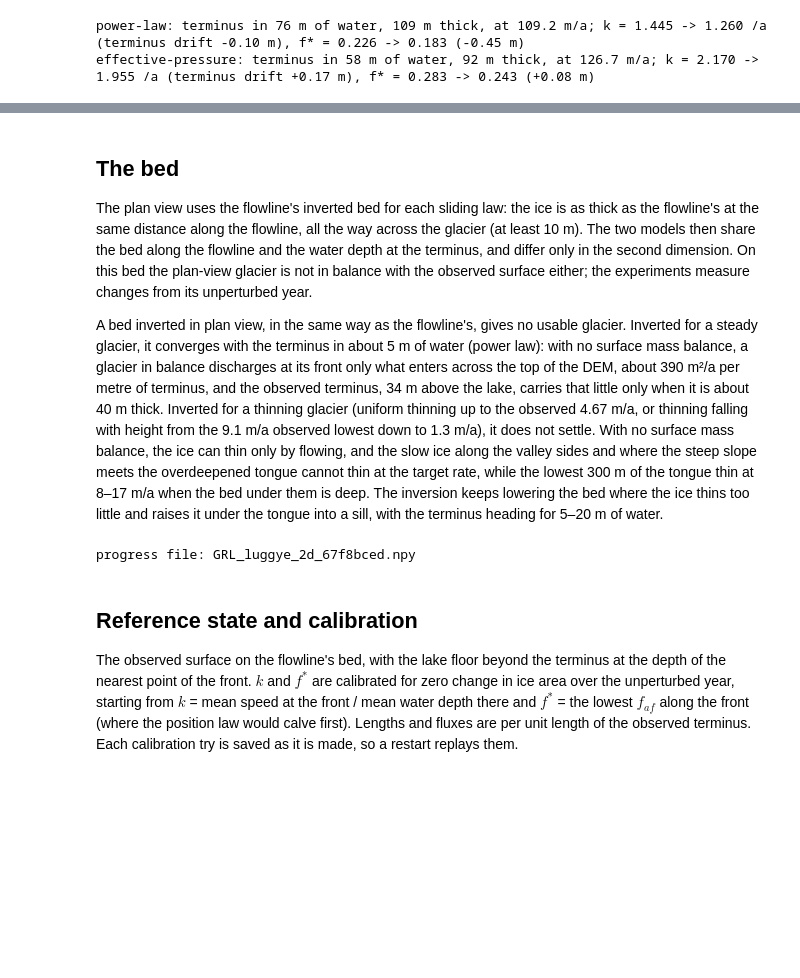
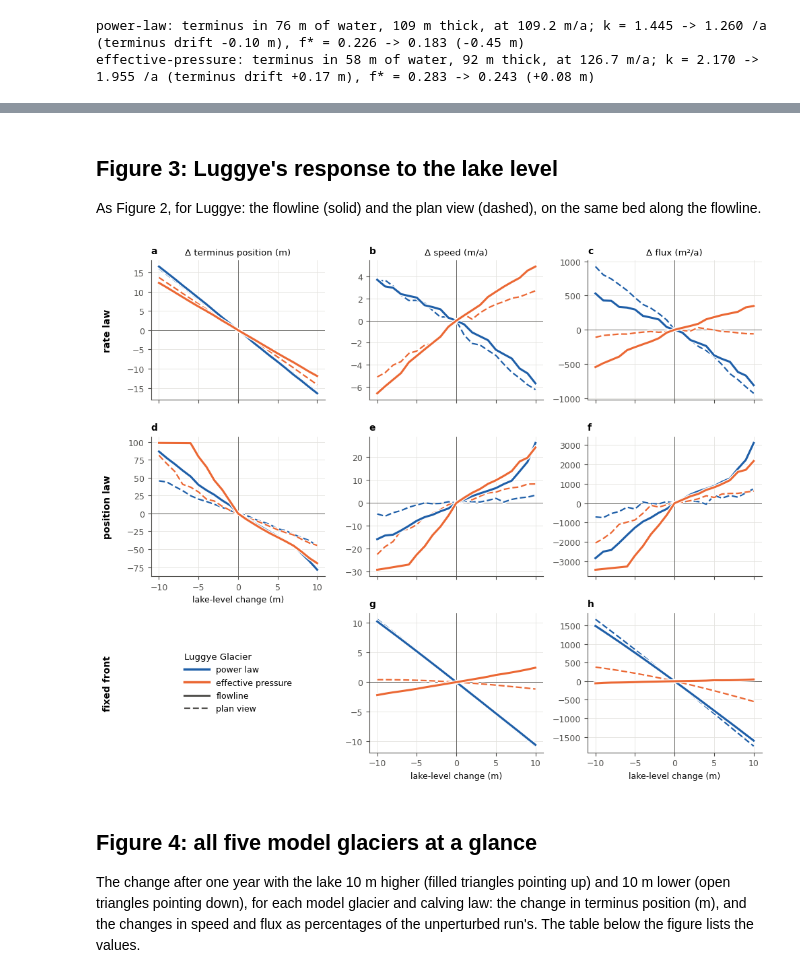
Before and after one commit to chrismiele/glimmer, a Jupyter notebook: issm/lake_terminating_ISSM_JGR_run.ipynb, the cells around one changed output, grey strips where cells are left out. Cells and saved outputs as stored; diff of their text form; code cells hidden in the pictures; blank space fills up the shorter version.

```diff
--- a/issm/lake_terminating_ISSM_JGR_run.ipynb
+++ b/issm/lake_terminating_ISSM_JGR_run.ipynb
@@ -745,7 +660,7 @@ for sliding_law in sliding_laws:
         np.save(save_file_L, saved_L)
 
     c = saved_L[('calibration', sliding_law)]
-    references[sliding_law] = {'bed': bed, 'H': H, 'md': md, 'u': u, 'k': c['k'], 'f_star': c['f_star']}
+    references[sliding_law] = {'bed': bed, 'H': H, 'md': md, 'u': u, 'k': c['k'], 'f_star': c['f_star'], 'profile': flowline_profile(md, u)}
     print(f'{sliding_law}: terminus in {0 - base_t:.0f} m of water, {H_t:.0f} m thick, at {u_t:.1f} m/a; '
           f'k = {c["k_0"]:.3f} -> {c["k"]:.3f} /a (terminus drift {c["drift_k"]:+.2f} m), f* = {c["f_0"]:.3f} -> {c["f_star"]:.3f} ({c["drift_f"]:+.2f} m)')
 # %% [output]
@@ -781,7 +677,7 @@ for sliding_law in sliding_laws:
         r = saved_L.setdefault((sliding_law, calving_law), {'L': [], 'u_t': [], 'flux': []})
         if 'u_100' not in r: #runs saved without the speed behind the terminus are made again
             r.update({'L': [], 'u_t': [], 'flux': [], 'u_100': []})
-        for offset in tqdm.tqdm(offsets[len(r['L']):], desc = f'{sliding_law}, {calving_law}', disable = len(r['L']) == len(offsets)):
+        for offset in progress(offsets[len(r['L']):], desc = f'{sliding_law}, {calving_law}', disable = len(r['L']) == len(offsets)):
             md = flowline_mesh(model(), x_nodes_L)
             md = initialize_model(md, bed = reference['bed'], thickness = reference['H'], spcthickness = dirichlet(md, (x == 0, reference['H'])), **params_L)
             L, u_t, flux = perturbation_run(md, sliding_law, C_L, calving_law, offset, reference['k'], reference['f_star'], Δt_L)
@@ -789,5 +685,5 @@ for sliding_law in sliding_laws:
             r['u_t'].append(u_t)
             r['flux'].append(flux)
             x_p, ū = profile(md, depth_average(md, md.initialization.vx)) #the final state's velocity
-            r['u_100'].append(np.interp(L_L - speed_distance, x_p, ū)) #speed_distance behind the initial terminus, as in plan view (Figure 7)
+            r['u_100'].append(np.interp(L_L - speed_distance, x_p, ū)) #speed_distance behind the initial terminus, as in plan view
             np.save(save_file_L, saved_L)
@@ -818,0 +892,14 @@ plt.show()
+# %%
+for sliding_law in sliding_laws:
+    reference = references_L2[sliding_law]
+    for calving_law in calving_laws:
+        r = saved_L2.setdefault((sliding_law, calving_law), {'L': [], 'u_t': [], 'flux': []})
+        if r.get('speed') != f'{speed_distance} m behind the initial front': #runs made with another speed measure are made again
+            r.update({'L': [], 'u_t': [], 'flux': [], 'speed': f'{speed_distance} m behind the initial front'})
+        for offset in progress(offsets_L2[len(r['L']):], desc = f'{sliding_law}, {calving_law}', disable = len(r['L']) == len(offsets_L2)):
+            L, u_t, flux = perturbation_run_2d(reference['model'], sliding_law, C_L, calving_law, offset,
+                                               reference['k'], reference['f_star'], Δt_L, W_L, points_L2)
+            r['L'].append(L)
+            r['u_t'].append(u_t)
+            r['flux'].append(flux)
+            save_L2()
@@ -948,33 +1110,16 @@ mesh: 2669 vertices, 74 on the front; terminus 454 m long
 # %% [markdown]
-## The bed
+## Figure 3: Luggye's response to the lake level
 
-The plan view uses the flowline's inverted bed for each sliding law: the ice is as thick as the flowline's at the same distance along the flowline, all the way across the glacier (at least 10 m). The two models then share the bed along the flowline and the water depth at the terminus, and differ only in the second dimension. On this bed the plan-view glacier is not in balance with the observed surface either; the experiments measure changes from its unperturbed year.
-
-A bed inverted in plan view, in the same way as the flowline's, gives no usable glacier. Inverted for a steady glacier, it converges with the terminus in about 5 m of water (power law): with no surface mass balance, a glacier in balance discharges at its front only what enters across the top of the DEM, about 390 m²/a per metre of terminus, and the observed terminus, 34 m above the lake, carries that little only when it is about 40 m thick. Inverted for a thinning glacier (uniform thinning up to the observed 4.67 m/a, or thinning falling with height from the 9.1 m/a observed lowest down to 1.3 m/a), it does not settle. With no surface mass balance, the ice can thin only by flowing, and the slow ice along the valley sides and where the steep slope meets the overdeepened tongue cannot thin at the target rate, while the lowest 300 m of the tongue thin at 8–17 m/a when the bed under them is deep. The inversion keeps lowering the bed where the ice thins too little and raises it under the tongue into a sill, with the terminus heading for 5–20 m of water.
+As Figure 2, for Luggye: the flowline (solid) and the plan view (dashed), on the same bed along the flowline.
 # %%
-settings_L2 = {'flowline': settings_L, 'outline_file': outline_file, 'thickness_file': thickness_file, 'terminus': terminus_lonlat,
-               'h': (h_fine, h_coarse, r_fine, r_grade), 'smoothing': smoothing, 'bed': 'flowline',
-               'offsets_L2': np.asarray(offsets_L2).tolist()} #everything the results depend on
-save_file_L2 = f'GRL_luggye_2d_{hashlib.md5(str(settings_L2).encode()).hexdigest()[:8]}.npy'
-saved_L2 = np.load(save_file_L2, allow_pickle = True).item() if os.path.exists(save_file_L2) else {}
-save_L2 = lambda: np.save(save_file_L2, saved_L2)
-print('progress file:', save_file_L2)
-
-params_L2 = {'approximation': 'HO', 'vertical_layers': vertical_layers, 'temperature': T, 'friction': C_L, 'm': m, 'rho_water': ρ_w}
-
-def new_model_L2(md_mesh, fields, bed, H, calving_law, velocity = (0, 0)):
-    md = copy.deepcopy(md_mesh)
-    md.cluster.np = n_proc
-    return initialize_model(md, bed = bed, thickness = H, ice_levelset = fields.ice_levelset, moving_front = calving_law != 'trivial law',
-                            velocity = velocity, spcvx = fields.spcvx, spcvy = fields.spcvy, spcthickness = dirichlet(md, (fields.inflow, H)), **params_L2)
-
-def flowline_bed(fields, sliding_law): #the flowline's inverted bed: its thickness at the same distance along the flowline, across the glacier
-    along = np.array([line.project(Point(px, py)) for px, py in zip(fields.x, fields.y)])
-    return fields.s - np.maximum(np.interp(along, x_L, s_obs - saved_L[('bed', sliding_law)]), 10)
+fig, axes = response_grid([('flowline', flowline_style, lambda s, c: saved_L[(s, c)], 'u_100'),
+                           ('plan view', dashed_style, lambda s, c: saved_L2[(s, c)], 'u_t')],
+                          'Luggye Glacier')
+plt.show()
 # %% [output]
-progress file: GRL_luggye_2d_67f8bced.npy
+[figure, added]
 # %% [markdown]
-## Reference state and calibration
+## Figure 4: all five model glaciers at a glance
 
-The observed surface on the flowline's bed, with the lake floor beyond the terminus at the depth of the nearest point of the front. $k$ and $f^*$ are calibrated for zero change in ice area over the unperturbed year, starting from $k$ = mean speed at the front / mean water depth there and $f^*$ = the lowest $f_{af}$ along the front (where the position law would calve first). Lengths and fluxes are per unit length of the observed terminus. Each calibration try is saved as it is made, so a restart replays them.
+The change after one year with the lake 10 m higher (filled triangles pointing up) and 10 m lower (open triangles pointing down), for each model glacier and calving law: the change in terminus position (m), and the changes in speed and flux as percentages of the unperturbed run's. The table below the figure lists the values.
 # %%
```
Also changed, not shown: parts of 57 cells of this notebook.
